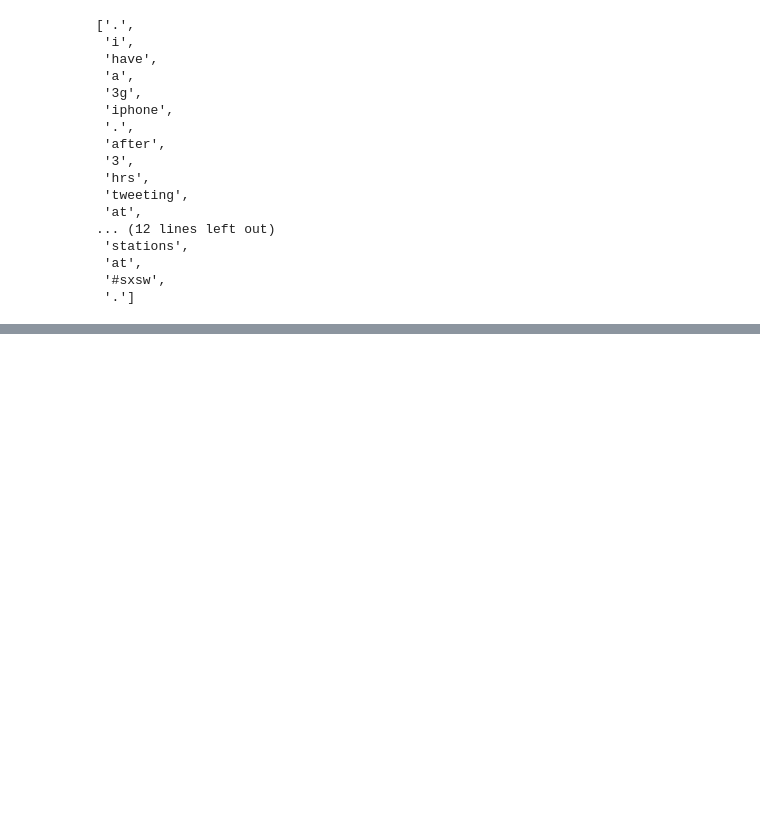
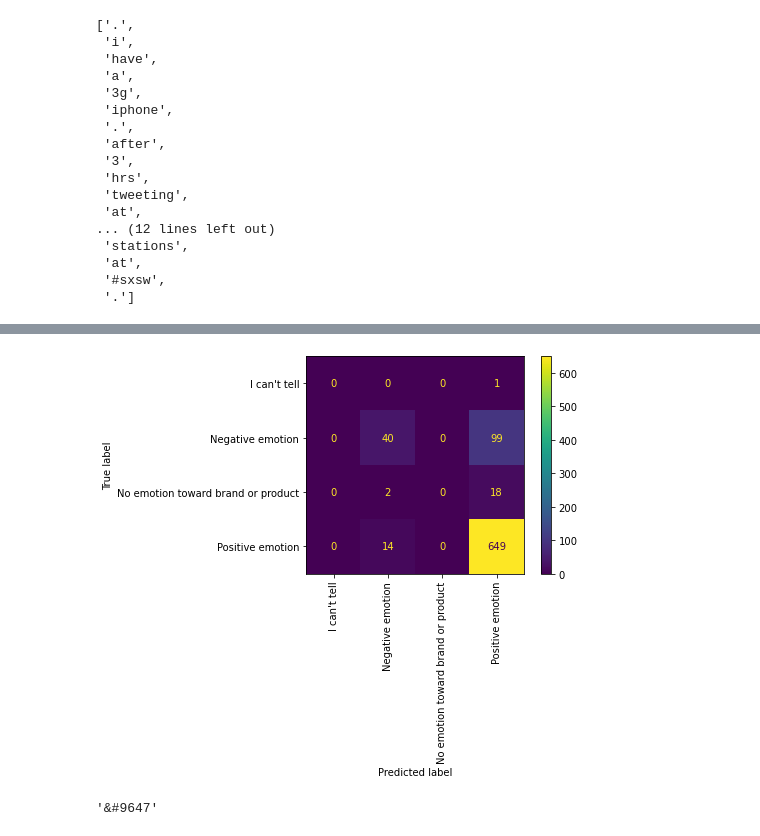
Before and after one commit to feelgd777/nlp-project-4, a Jupyter notebook: Data_Cleaning_Preprocessing-anton.ipynb, the cells around one changed output, grey strips where cells are left out. Saved outputs shown, nothing was run; the diff lists cells and outputs as text; code cells hidden in the pictures; blank space fills up the shorter version.

```diff
--- a/Data_Cleaning_Preprocessing-anton.ipynb
+++ b/Data_Cleaning_Preprocessing-anton.ipynb
@@ -224,0 +211,17 @@ NameError: name 'X_train' is not defined
+# %%
+X_train, X_test, y_train, y_test = train_test_split(X,
+                                                    y,
+                                                    random_state=42,
+                                                    test_size=0.25)
+# %%
+cv = CountVectorizer(input='content') #ngram_range=(3, 500))
+
+X_train_vec = cv.fit_transform(X_train['clean_tweets'])
+X_train_vec = pd.DataFrame.sparse.from_spmatrix(X_train_vec)
+X_train_vec.columns = sorted(cv.vocabulary_)
+X_train_vec.set_index(y_train.index, inplace=True)
+# %%
+X_test_vec = cv.transform(X_test['clean_tweets'])
+X_test_vec = pd.DataFrame.sparse.from_spmatrix(X_test_vec)
+X_test_vec.columns = sorted(cv.vocabulary_)
+X_test_vec.set_index(y_test.index, inplace=True)
@@ -224,0 +242,4 @@ NameError: name 'X_train' is not defined
+# %%
+plot_confusion_matrix(mnb, X_test_vec, y_test, xticks_rotation='vertical');
+# %% [output]
+[figure, added]
@@ -224,0 +248,4 @@ NameError: name 'X_train' is not defined
+# %%
+'&#9647'
+# %% [output]
+'&#9647'
```
Also changed, not shown: parts of 18 cells of this notebook.
